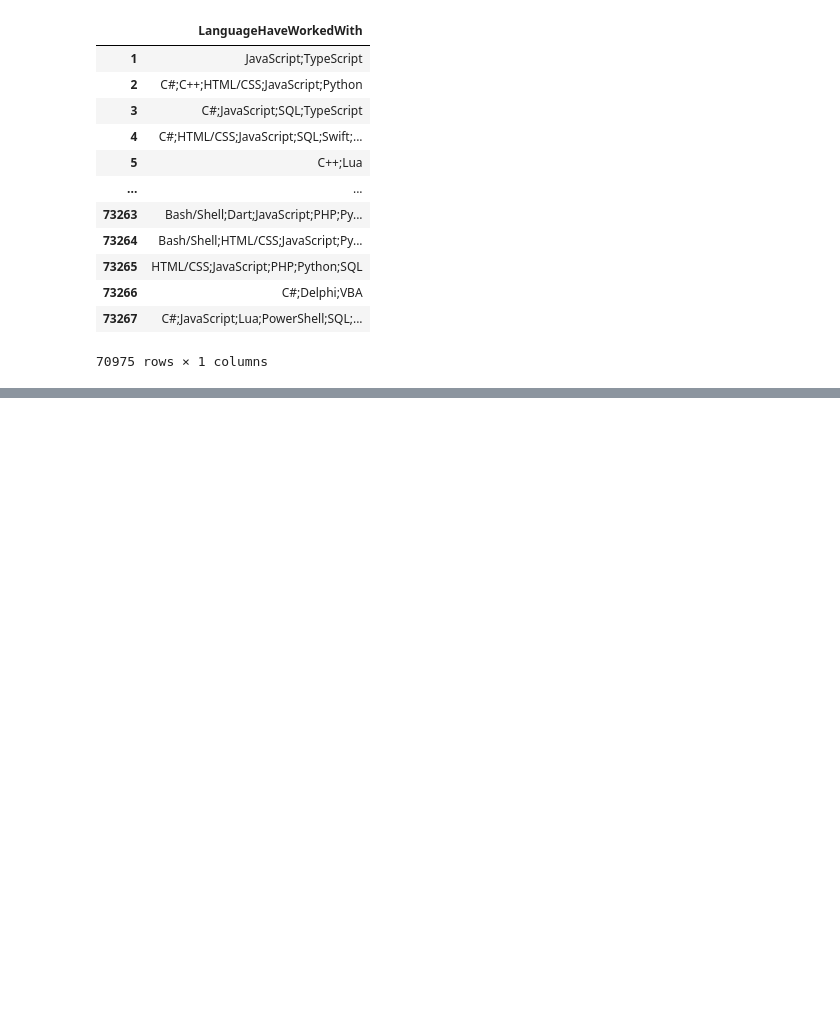
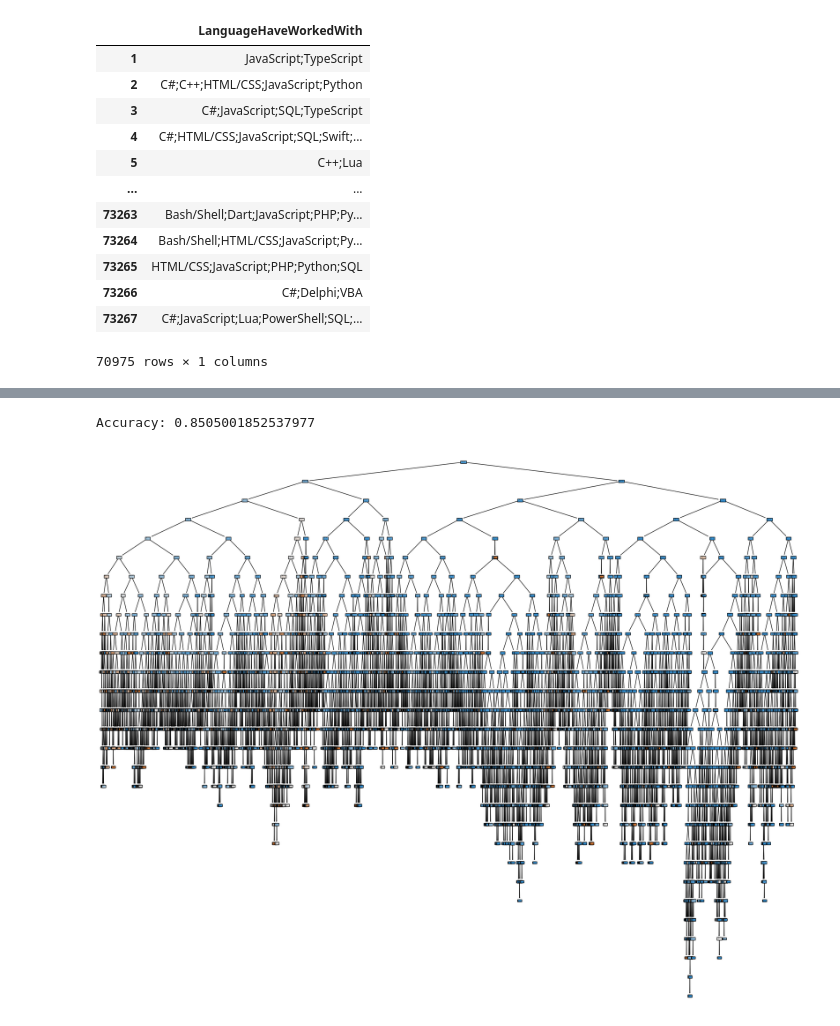
Before and after one commit to imruljubair/Mining-the-Insights-of-SODS, a Jupyter notebook: DataMiningProj.ipynb, the cells around one changed output, grey strips where cells are left out. Saved outputs shown, nothing was run; the diff lists cells and outputs as text; code cells hidden in the pictures; blank space fills up the shorter version.

```diff
--- a/DataMiningProj.ipynb
+++ b/DataMiningProj.ipynb
@@ -728,0 +922,9 @@ frequent_itemsets
+# %%
+dt_df = edf2.copy().dropna()
+dt_df.columns = dt_df.columns.get_level_values(0)
+dfmin = dt_df['ConvertedCompYearly'].min()
+dfmax = dt_df['ConvertedCompYearly'].max()
+val = (dt_df['ConvertedCompYearly'] - dfmin) / (dfmax - dfmin)
+dt_df['ConvertedCompYearly'] = val
+# print(dt_df['ConvertedCompYearly'].isnull().values.any())
+dt_df
@@ -728,0 +989,38 @@ frequent_itemsets
+# %%
+# isinstance(dt_df.index, pd.MultiIndex)
+# column_headers = dt_df.keys().values.tolist()
+# type(column_headers[0])
+# dt_df.columns = dt_df.columns.get_level_values(0)
+# dt_df
+column_headers = dt_df2.keys().values.tolist()
+column_headers
+feature_cols = column_headers[0:len(column_headers)-1]
+# label_cols = column_headers
+label_cols = column_headers[len(column_headers)-1]
+
+X = dt_df2[feature_cols] # Features
+y = dt_df2[label_cols] # Target variable
+
+X_train, X_test, y_train, y_test = train_test_split(X, y, test_size=0.2, random_state=1) # 70% training and 30% test
+
+# Create Decision Tree classifer object
+clf = DecisionTreeClassifier()
+
+# Train Decision Tree Classifer
+clf = clf.fit(X_train,y_train)
+
+#Predict the response for test dataset
+y_pred = clf.predict(X_test)
+
+print("Accuracy:",metrics.accuracy_score(y_test, y_pred))
+# %% [output]
+Accuracy: 0.8505001852537977
+# %%
+from sklearn import tree
+fig = plt.figure(figsize=(25,20))
+_ = tree.plot_tree(clf,
+                   feature_names=column_headers,
+                   class_names=feature_cols,
+                   filled=True)
+# %% [output]
+[figure, added]
```
Also changed, not shown: parts of 31 cells of this notebook.
